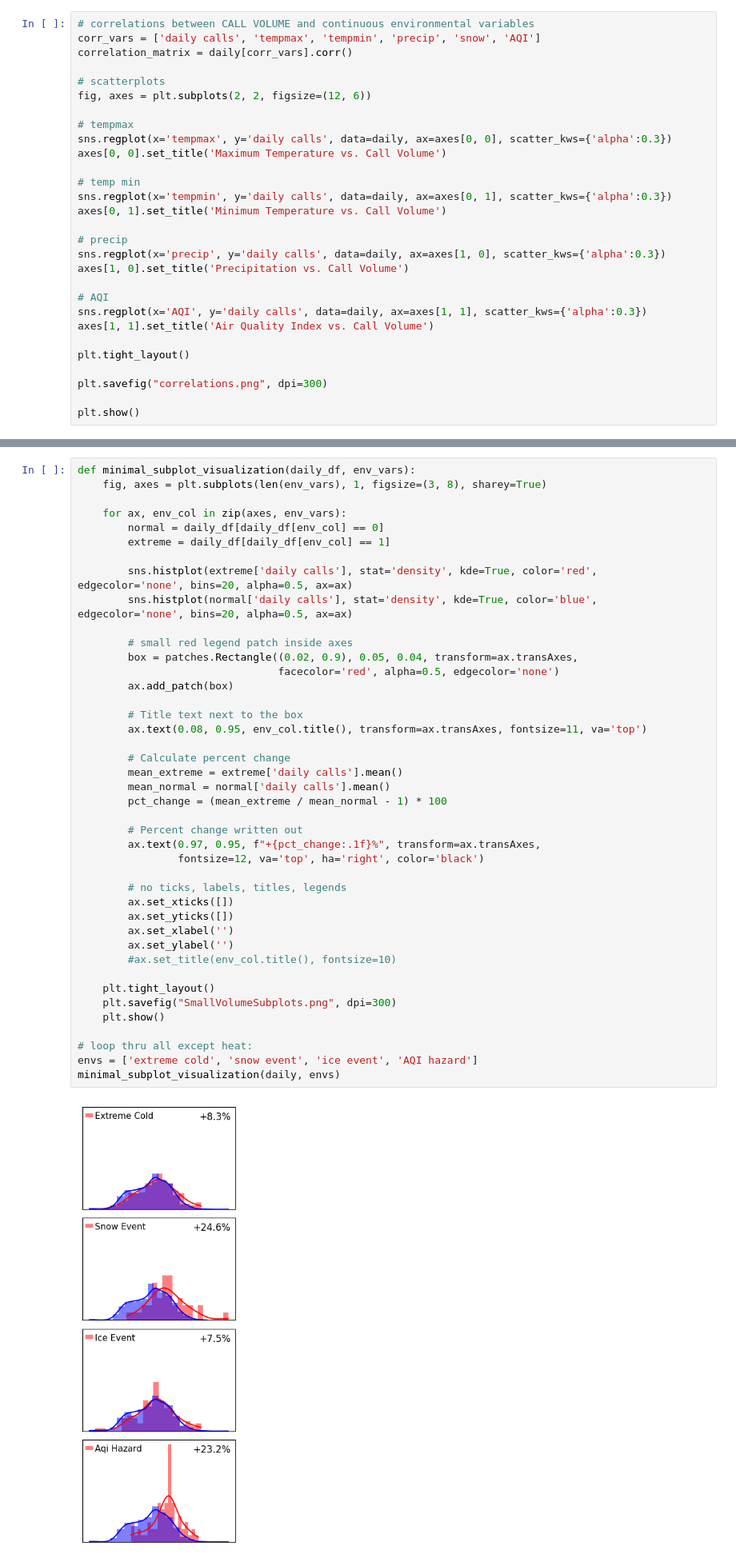
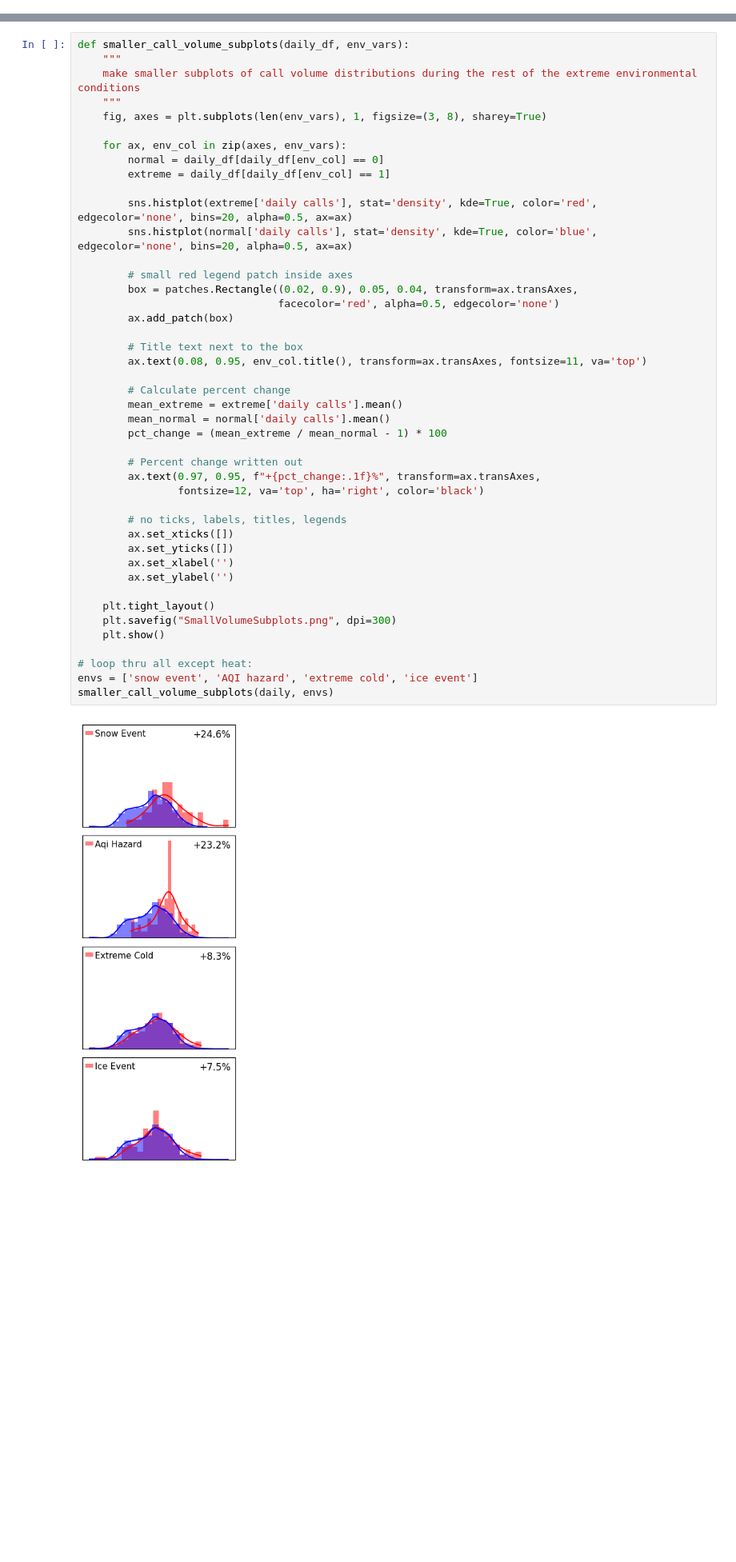
Before and after one commit to siegelhannah/Eugene-crisis-response, a Jupyter notebook: data-analysis.ipynb, the cells around one changed output, grey strips where cells are left out. Shown at 80% size. Drawn from its saved outputs; the diff is of its cells as text; blank space fills up the shorter version.

```diff
--- a/data-analysis.ipynb
+++ b/data-analysis.ipynb
@@ -125,29 +109,0 @@ plt.show()
-# %%
-# correlations between CALL VOLUME and continuous environmental variables
-corr_vars = ['daily calls', 'tempmax', 'tempmin', 'precip', 'snow', 'AQI']
-correlation_matrix = daily[corr_vars].corr()
-
-# scatterplots
-fig, axes = plt.subplots(2, 2, figsize=(12, 6))
-
-# tempmax
-sns.regplot(x='tempmax', y='daily calls', data=daily, ax=axes[0, 0], scatter_kws={'alpha':0.3})
-axes[0, 0].set_title('Maximum Temperature vs. Call Volume')
-
-# temp min
-sns.regplot(x='tempmin', y='daily calls', data=daily, ax=axes[0, 1], scatter_kws={'alpha':0.3})
-axes[0, 1].set_title('Minimum Temperature vs. Call Volume')
-
-# precip
-sns.regplot(x='precip', y='daily calls', data=daily, ax=axes[1, 0], scatter_kws={'alpha':0.3})
-axes[1, 0].set_title('Precipitation vs. Call Volume')
-
-# AQI
-sns.regplot(x='AQI', y='daily calls', data=daily, ax=axes[1, 1], scatter_kws={'alpha':0.3})
-axes[1, 1].set_title('Air Quality Index vs. Call Volume')
-
-plt.tight_layout()
-
-plt.savefig("correlations.png", dpi=300)
-
-plt.show()
@@ -219,7 +176,10 @@ for variable in envs:
 # %% [output]
 [figure]
 # %%
-def minimal_subplot_visualization(daily_df, env_vars):
+def smaller_call_volume_subplots(daily_df, env_vars):
+    """
+    make smaller subplots of call volume distributions during the rest of the extreme environmental conditions
+    """
     fig, axes = plt.subplots(len(env_vars), 1, figsize=(3, 8), sharey=True)
 
     for ax, env_col in zip(axes, env_vars):
@@ -231,35 +191,34 @@ def minimal_subplot_visualization(daily_df, env_vars):
 
         # small red legend patch inside axes
         box = patches.Rectangle((0.02, 0.9), 0.05, 0.04, transform=ax.transAxes,
                                 facecolor='red', alpha=0.5, edgecolor='none')
         ax.add_patch(box)
 
         # Title text next to the box
         ax.text(0.08, 0.95, env_col.title(), transform=ax.transAxes, fontsize=11, va='top')
 
         # Calculate percent change
         mean_extreme = extreme['daily calls'].mean()
         mean_normal = normal['daily calls'].mean()
         pct_change = (mean_extreme / mean_normal - 1) * 100
 
         # Percent change written out
         ax.text(0.97, 0.95, f"+{pct_change:.1f}%", transform=ax.transAxes,
                 fontsize=12, va='top', ha='right', color='black')
 
         # no ticks, labels, titles, legends
         ax.set_xticks([])
         ax.set_yticks([])
         ax.set_xlabel('')
         ax.set_ylabel('')
-        #ax.set_title(env_col.title(), fontsize=10)
 
     plt.tight_layout()
     plt.savefig("SmallVolumeSubplots.png", dpi=300)
     plt.show()
 
 # loop thru all except heat:
-envs = ['extreme cold', 'snow event', 'ice event', 'AQI hazard']
-minimal_subplot_visualization(daily, envs)
+envs = ['snow event', 'AQI hazard', 'extreme cold', 'ice event']
+smaller_call_volume_subplots(daily, envs)
 # %% [output]
-[figure, old version]
+[figure, new version]
 # %% [markdown]
```
Also changed, not shown: parts of 34 cells of this notebook, 1 other file.
